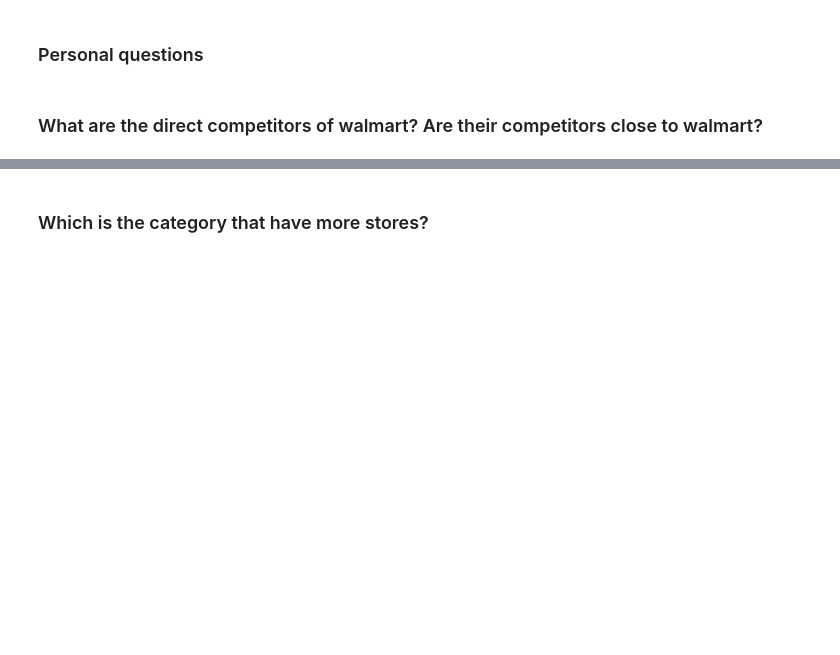
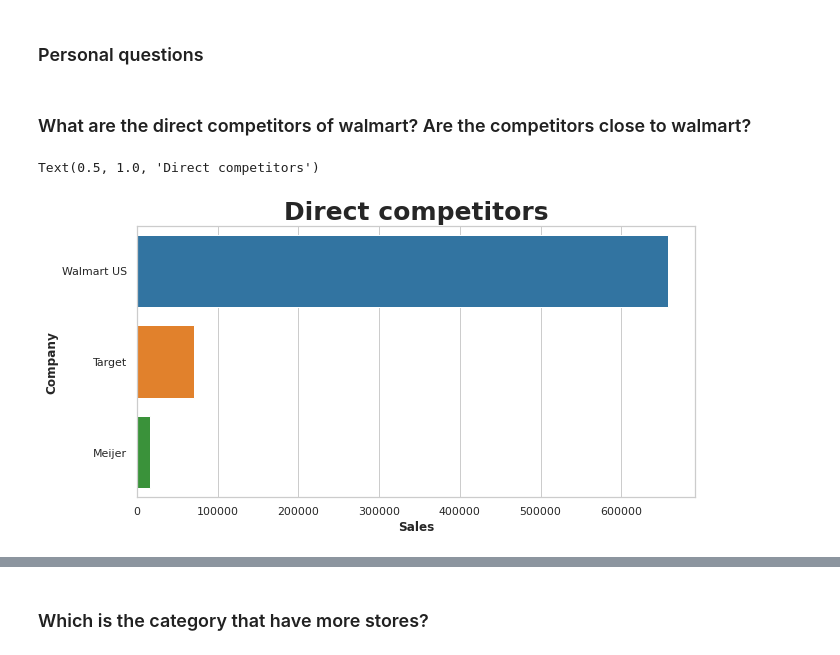
Before and after one commit to JeeremyC/Datacademy-Project, a Jupyter notebook: notebook.ipynb, the cells around one changed output, grey strips where cells are left out. Cells and saved outputs as stored; diff of their text form; code cells hidden in the pictures; blank space fills up the shorter version.

```diff
--- a/notebook.ipynb
+++ b/notebook.ipynb
@@ -220,4 +219,15 @@ Text(0.5, 1.0, 'Sales')
 # %% [markdown]
 ### Personal questions
 # %% [markdown]
-### What are the direct competitors of walmart? Are their competitors close to walmart?
+### What are the direct competitors of walmart? Are the competitors close to walmart?
+# %%
+competitors = df[(df['Category'] == 'Supercenters')]
+
+plt.subplots(figsize=(10,5))
+sns.barplot(data=competitors, x='Sales', y='Company', palette='tab10')
+plt.ylabel('Company', fontweight='bold')
+plt.xlabel('Sales', fontweight='bold')
+plt.title('Direct competitors', fontweight='bold', fontsize='25')
+# %% [output]
+Text(0.5, 1.0, 'Direct competitors')
+[figure, added]
```
Also changed, not shown: parts of 6 cells of this notebook, 1 other file.
